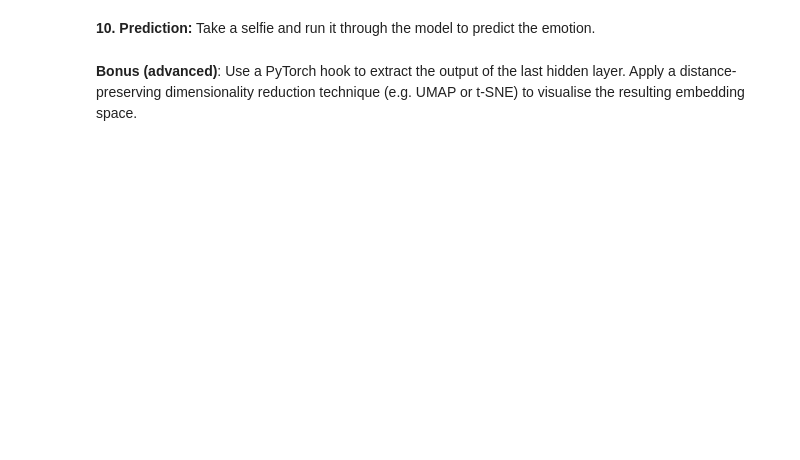
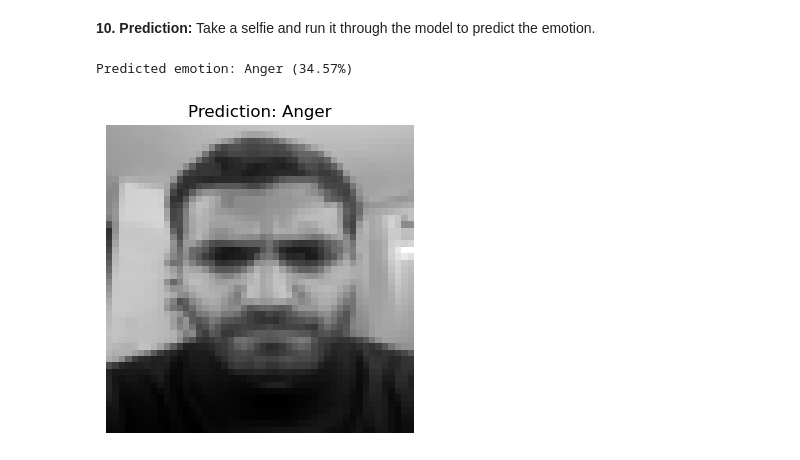
Before and after one commit to emschutt/Applied-Data-Science-Classes, a Jupyter notebook: Deep Learning/Session_4/image_practice.ipynb, the cells around one changed output. Saved outputs shown, nothing was run; the diff lists cells and outputs as text; code cells hidden in the pictures; blank space fills up the shorter version.

```diff
--- a/Deep Learning/Session_4/image_practice.ipynb
+++ b/Deep Learning/Session_4/image_practice.ipynb
@@ -368,4 +399,38 @@ if cm_off.sum() > 0:
 # %% [markdown]
 **10. Prediction:** Take a selfie and run it through the model to predict the emotion.
-# %% [markdown]
-**Bonus (advanced)**:  Use a PyTorch hook to extract the output of the last hidden layer. Apply a distance-preserving dimensionality reduction technique (e.g. UMAP or t-SNE) to visualise the resulting embedding space.
+# %%
+SELFIE_PATH = "/Users/eduardo/Downloads/WhatsApp Image 2026-02-16 at 18.20.30.jpeg"
+
+selfie = io.read_image(SELFIE_PATH)
+
+selfie = selfie.float() / 255.0
+
+if in_channels == 1 and selfie.shape[0] == 3:
+    selfie = selfie.mean(dim=0, keepdim=True)
+elif in_channels == 3 and selfie.shape[0] == 1:
+    selfie = selfie.repeat(3, 1, 1)
+
+resize = transforms.Resize((height, width), antialias=True)
+selfie = resize(selfie)
+
+x = selfie.unsqueeze(0).to(device)
+
+model.eval()
+with torch.no_grad():
+    logits = model(x)
+    probs = torch.softmax(logits, dim=1)
+    pred_idx = torch.argmax(probs, dim=1).item()
+    confidence = probs[0, pred_idx].item()
+
+print(f"Predicted emotion: {emotions[pred_idx]} ({confidence:.2%})")
+
+# Optional: show processed image used by model
+plt.figure(figsize=(4, 4))
+img_show = selfie.permute(1, 2, 0).squeeze().cpu().numpy()
+plt.imshow(img_show, cmap='gray')
+plt.title(f"Prediction: {emotions[pred_idx]}")
+plt.axis("off")
+plt.show()
+# %% [output]
+Predicted emotion: Anger (34.57%)
+[figure, added]
```
Also changed, not shown: parts of 3 cells of this notebook.
